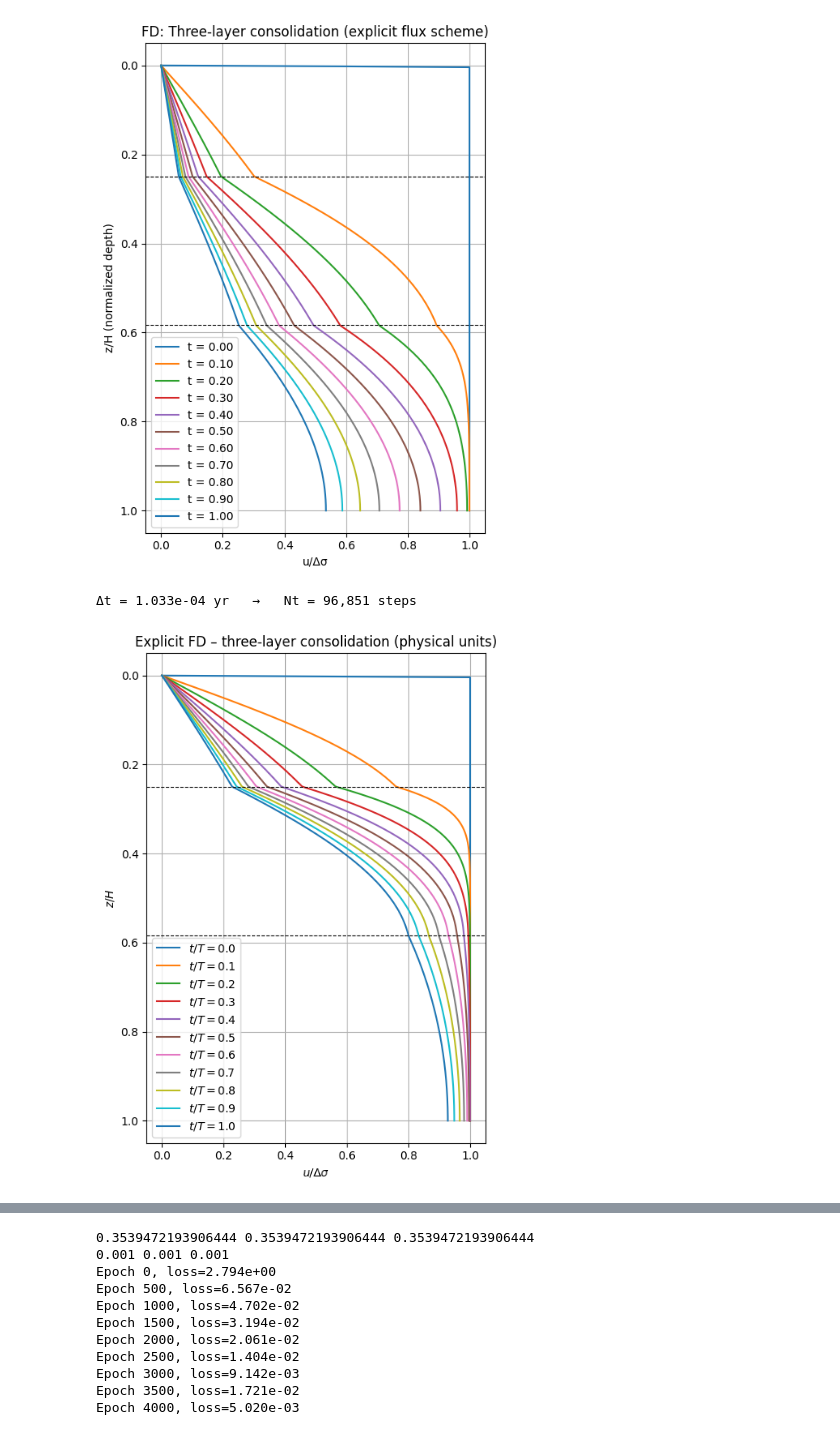
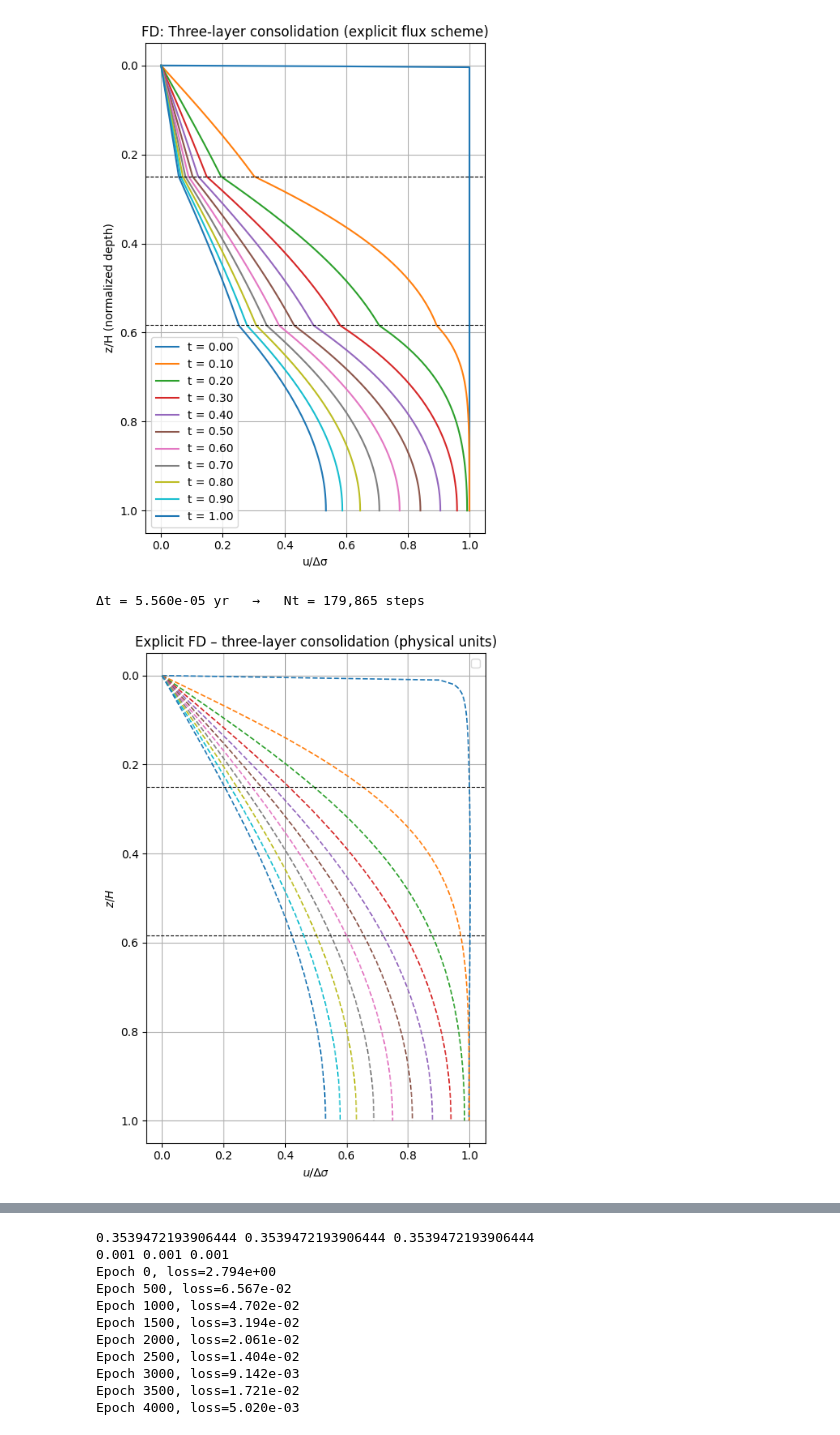
Before and after one commit to jolu2111/Master_thesis, a Jupyter notebook: Code/ZZ_test.ipynb, the cells around one changed output, grey strips where cells are left out. Saved outputs shown, nothing was run; the diff lists cells and outputs as text; code cells hidden in the pictures.

```diff
--- a/Code/ZZ_test.ipynb
+++ b/Code/ZZ_test.ipynb
@@ -930,23 +930,30 @@ import matplotlib.pyplot as plt
 # -------------------------------------------------------------
 # 1)  physical parameters
 # -------------------------------------------------------------
-height_test = 0
+height_test = 3.0
 k_test = -3.0
 mv_test = 3.0
 
-k1  = 2.0e-2 + 2e-3 * k_test    # m/yr
-k2  = 6.0e-3 + 6e-4 * k_test
-k3  = 3.0e-3 + 3e-4 * k_test
-mv1 = 4.0e-4 + 4e-5 * mv_test     # m²/kN
-mv2 = 6.0e-4 + 6e-5 * mv_test
-mv3 = 7.0e-5 + 7e-6 * mv_test
+# k1  = 2.0e-2 + 2e-3 * k_test    # m/yr
+# k2  = 6.0e-3 + 6e-4 * k_test
+# k3  = 3.0e-3 + 3e-4 * k_test
+# mv1 = 4.0e-4 + 4e-5 * mv_test     # m²/kN
+# mv2 = 6.0e-4 + 6e-5 * mv_test
+# mv3 = 7.0e-5 + 7e-6 * mv_test
+# H1 = 3 + 0.15 * height_test
+# H2 = 4 + 0.2 * height_test
+# H3 = 5 + 0.25 * height_test
 
 
-# k1 = k2 = k3 = 1.0e-4
-# mv1 = mv2 = mv3 = 2e-5
+k1 = k2 = k3 = 2e-2
+mv1 = mv2 = mv3 = 4e-4
+H1 = 3.0
+H2 = 4.0
+H3 = 5.0
 
 γw  = 9.81        # kN/m³
-H   = 12.0        # m         (total thickness)
+H   = H1 + H2 + H3       # m         (total thickness)
+z1, z2 = H1, H2+H1                 # 3 m, 7 m is mean
 T   = 10.0        # yr        (total time span)
 
 # -------------------------------------------------------------
@@ -956,7 +963,7 @@ Nz   = 500
 z    = np.linspace(0.0, H, Nz)
 dz   = z[1] - z[0]
 
-z1, z2 = H/4.0, 7.0*H/12.0                 # 3 m, 7 m
+
 idx1, idx2 = np.searchsorted(z, [z1, z2])
 
 # layer-wise k(z) and m_v(z)
@@ -1024,39 +1031,39 @@ for n in range(Nt):
 # (skip if layers really differ and you only want the three-layer curves)
 if k1 == k2 == k3 and mv1 == mv2 == mv3:
     cv  = k1 / (mv1 * γw)
-    z_fine = np.linspace(0.0, H, 1000)
+    z_fine = np.linspace(0.0, H, 100)
     plt.figure(figsize=(5,7))
     for t in record_times:
         ana = u_series(z_fine, t, cv, H)
 
-        plt.plot(ana, z_fine/H,"--", lw=1, alpha=0.6)
-        plt.plot(snapshots[t], z/H, label=rf'$t/T={t/T:.1f}$')
+        plt.plot(ana, z_fine/H,"--", lw=1.2)
+        # plt.plot(snapshots[t], z/H, label=rf'$t/T={t/T:.1f}$')
     plt.axhline(z1/H, color='k', ls='--', lw=0.8)
     plt.axhline(z2/H, color='k', ls='--', lw=0.8)
     plt.gca().invert_yaxis()
     plt.xlabel(r'$u/\Delta\sigma$')
     plt.ylabel(r'$z/H$')
     plt.title('Explicit FD – three-layer consolidation (physical units)')
     plt.legend()
     plt.grid(True)
     plt.tight_layout()
     plt.show()
 
 # ------- plot the three-layer solution ----------------------
 else:
     plt.figure(figsize=(5,7))
     for t in record_times:
         plt.plot(snapshots[t], z/H, label=rf'$t/T={t/T:.1f}$')
     plt.axhline(z1/H, color='k', ls='--', lw=0.8)
     plt.axhline(z2/H, color='k', ls='--', lw=0.8)
     plt.gca().invert_yaxis()
     plt.xlabel(r'$u/\Delta\sigma$')
     plt.ylabel(r'$z/H$')
     plt.title('Explicit FD – three-layer consolidation (physical units)')
     plt.legend()
     plt.grid(True)
     plt.tight_layout()
     plt.show()
 # %% [output]
-Δt = 1.033e-04 yr   →   Nt = 96,851 steps
+Δt = 5.560e-05 yr   →   Nt = 179,865 steps
-[figure, old version]
+[figure, new version]
```
Also changed, not shown: parts of 1 cell of this notebook, 4 other files.
